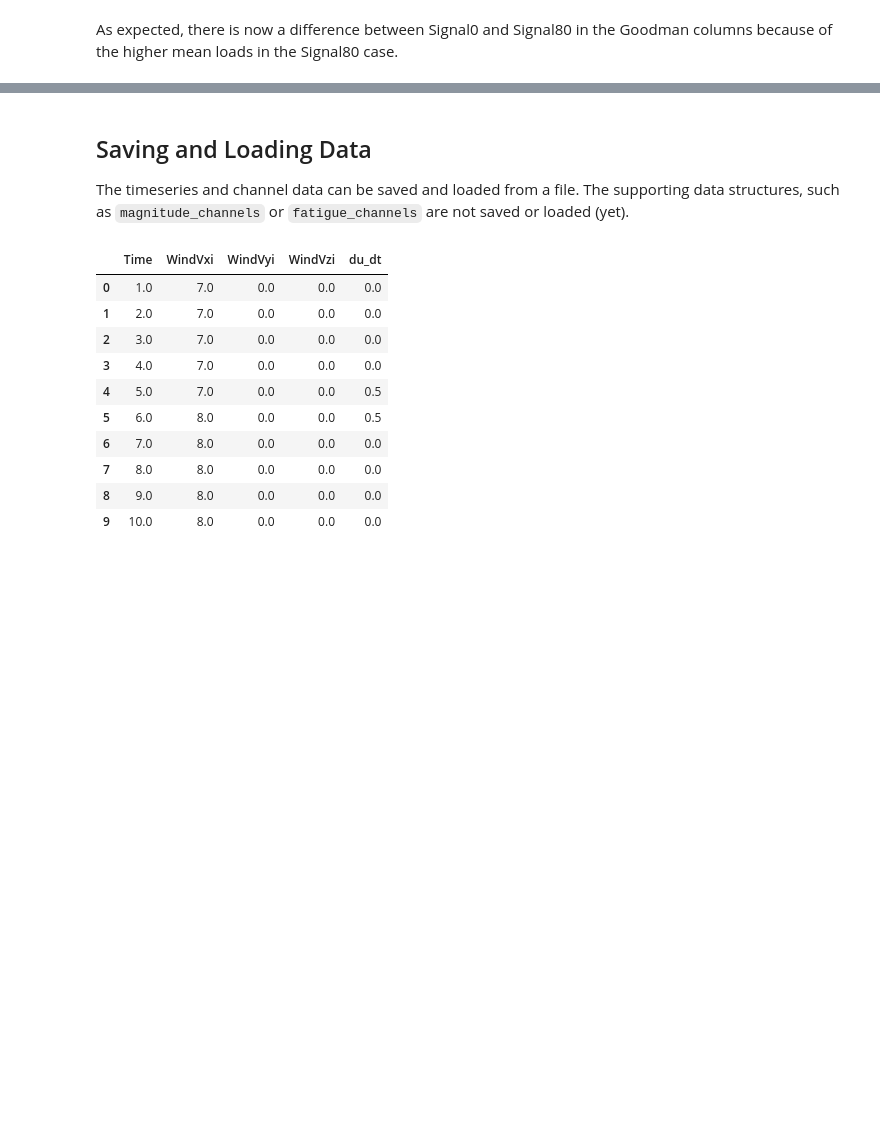
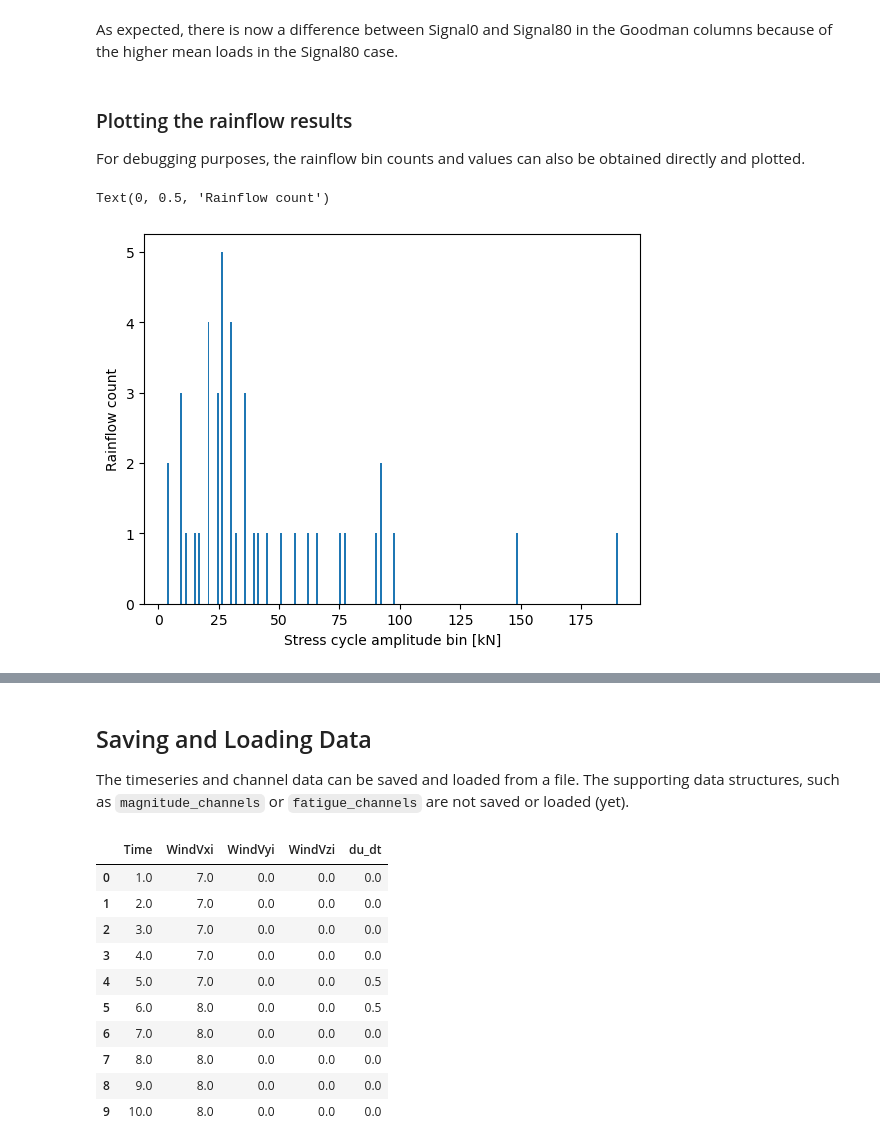
Before and after one commit to NREL/pCrunch, a Jupyter notebook: examples/aeroelastic_output_example.ipynb, the cells around one changed output, grey strips where cells are left out. Drawn from its saved outputs; the diff is of its cells as text; code cells hidden in the pictures; blank space fills up the shorter version.

```diff
--- a/examples/aeroelastic_output_example.ipynb
+++ b/examples/aeroelastic_output_example.ipynb
@@ -541,2 +626,15 @@ pd.concat((pd.DataFrame(dels, index=['DELs']), pd.DataFrame(dels2, index=['DELs-
 # %% [markdown]
 As expected, there is now a difference between Signal0 and Signal80 in the Goodman columns because of the higher mean loads in the Signal80 case.
+# %% [markdown]
+### Plotting the rainflow results
+
+For debugging purposes, the rainflow bin counts and values can also be obtained directly and plotted.
+# %%
+# Actual timeseries examples
+Nf, Sf = myparam1.get_rainflow_counts(myobj_of_ascii['TwrBsFyt'], 100)
+plt.bar(Sf, Nf)
+plt.xlabel('Stress cycle amplitude bin [kN]')
+plt.ylabel('Rainflow count')
+# %% [output]
+Text(0, 0.5, 'Rainflow count')
+[figure, added]
```
Also changed, not shown: parts of 18 cells of this notebook, 8 other files.
